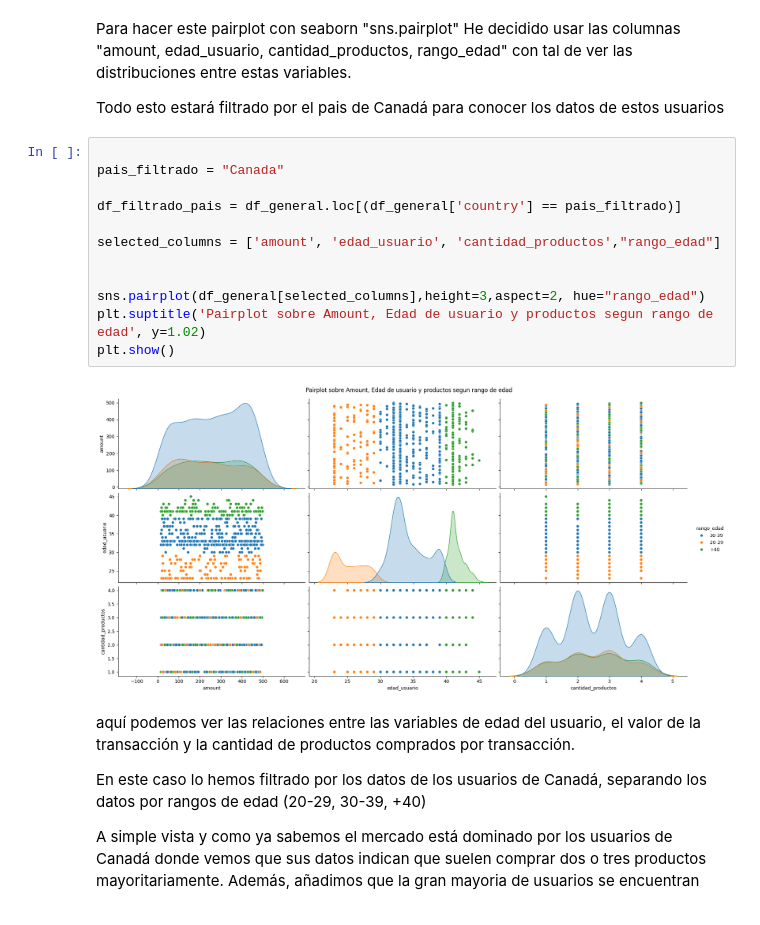
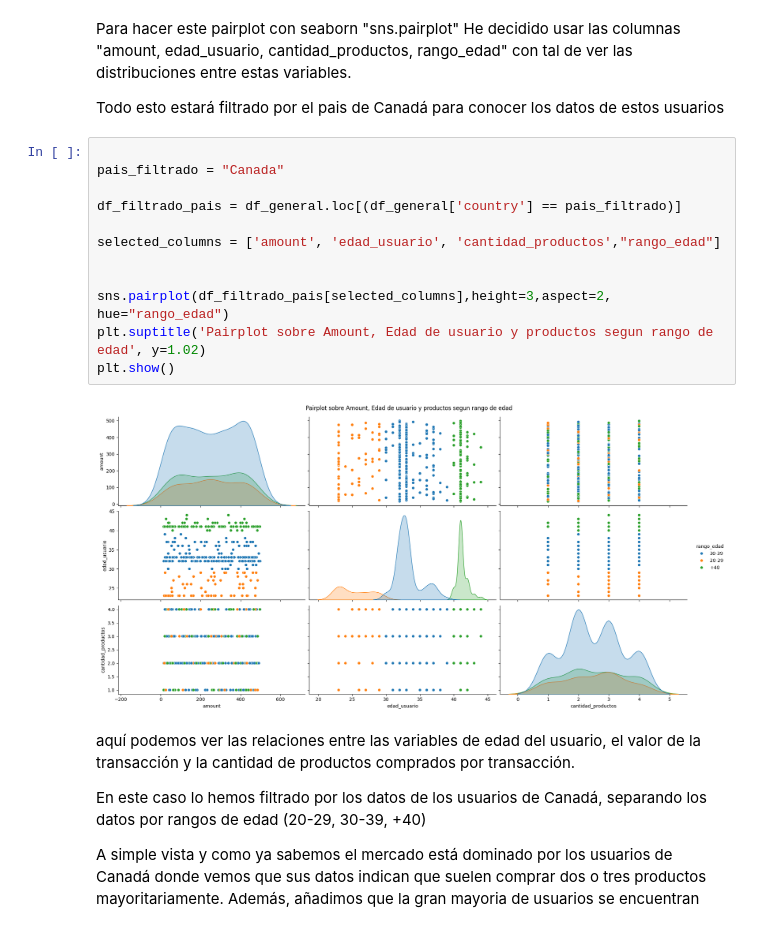
Before and after one commit to SrPiinguino/ItAcademy, a Jupyter notebook: Sprint 08.1 Entrega/SPRINT_08.1_JuanRR.ipynb, the cells around one changed output. Saved outputs shown, nothing was run; the diff lists cells and outputs as text.

```diff
--- a/Sprint 08.1 Entrega/SPRINT_08.1_JuanRR.ipynb
+++ b/Sprint 08.1 Entrega/SPRINT_08.1_JuanRR.ipynb
@@ -290,17 +290,17 @@ Todo esto estará filtrado por el pais de Canadá para conocer los datos de esto
 # %%
 
 pais_filtrado = "Canada"
 
 df_filtrado_pais = df_general.loc[(df_general['country'] == pais_filtrado)]
 
 selected_columns = ['amount', 'edad_usuario', 'cantidad_productos',"rango_edad"]
 
 
-sns.pairplot(df_general[selected_columns],height=3,aspect=2, hue="rango_edad")
+sns.pairplot(df_filtrado_pais[selected_columns],height=3,aspect=2, hue="rango_edad")
 plt.suptitle('Pairplot sobre Amount, Edad de usuario y productos segun rango de edad', y=1.02)
 plt.show()
 # %% [output]
-[figure, old version]
+[figure, new version]
 # %% [markdown]
 aquí podemos ver las relaciones entre las variables de edad del usuario, el valor de la transacción y la cantidad de productos comprados por transacción.
 
```
